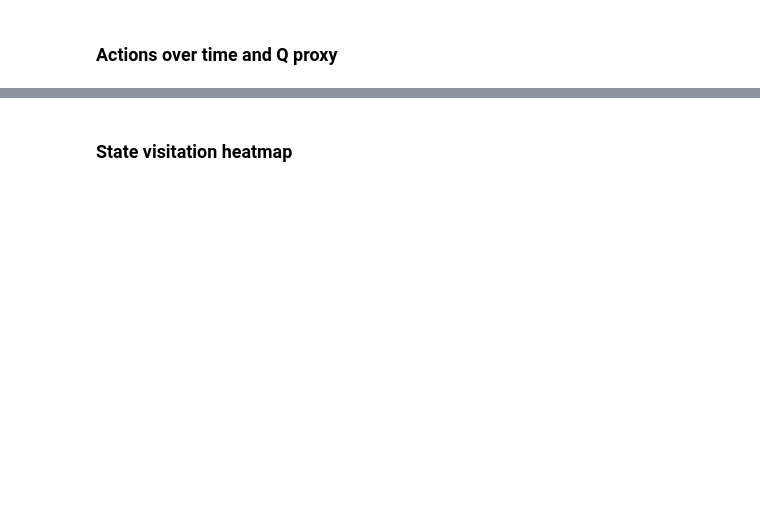
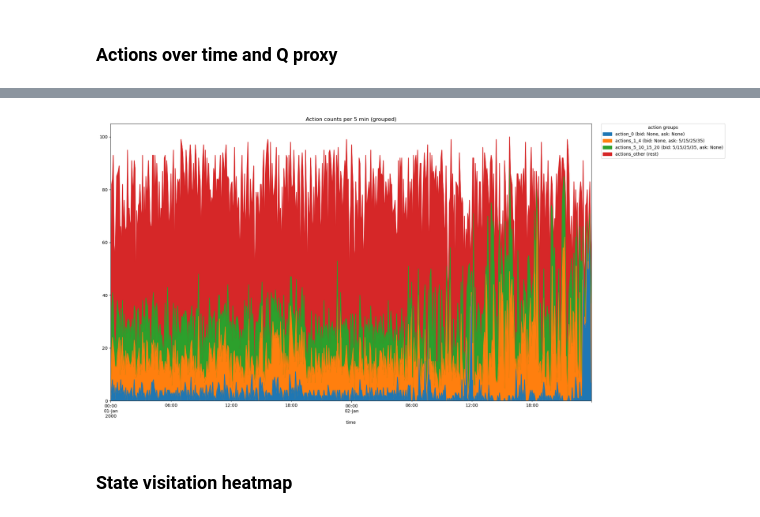
Before and after one commit to SalimBennouna/rl-for-mm-orcse4529, a Jupyter notebook: notebooks/rl_tabular_analysis.ipynb, the cells around one changed output, grey strips where cells are left out. Cells and saved outputs as stored; diff of their text form; code cells hidden in the pictures; blank space fills up the shorter version.

```diff
--- a/notebooks/rl_tabular_analysis.ipynb
+++ b/notebooks/rl_tabular_analysis.ipynb
@@ -313,2 +325,43 @@ else:
+# %%
+if not state_df.empty:
+    action_counts = (
+        state_df['last_action']
+        .groupby(pd.Grouper(freq='5T'))
+        .value_counts()
+        .unstack(fill_value=0)
+    )
+
+    def sum_cols(df, cols):
+        cols = [c for c in cols if c in df.columns]
+        return df[cols].sum(axis=1) if cols else pd.Series(0, index=df.index)
+
+    grouped = pd.DataFrame({
+        'action_0 (bid: None, ask: None)': sum_cols(action_counts, [0]),
+        'actions_1_4 (bid: None, ask: 5/15/25/35)': sum_cols(action_counts, [1, 2, 3, 4]),
+        'actions_5_10_15_20 (bid: 5/15/25/35, ask: None)': sum_cols(action_counts, [5, 10, 15, 20]),
+        'actions_other (rest)': sum_cols(
+            action_counts,
+            [c for c in action_counts.columns if c not in {0, 1, 2, 3, 4, 5, 10, 15, 20}]
+        ),
+    })
+
+    palette = {
+        'action_0 (bid: None, ask: None)': '#1f77b4',
+        'actions_1_4 (bid: None, ask: 5/15/25/35)': '#ff7f0e',
+        'actions_5_10_15_20 (bid: 5/15/25/35, ask: None)': '#2ca02c',
+        'actions_other (rest)': '#d62728',
+    }
+
+    ax = grouped.plot.area(
+        figsize=(20, 10),
+        color=[palette[c] for c in grouped.columns],
+        title='Action counts per 5 min (grouped)',
+    )
+    ax.legend(title='action groups', bbox_to_anchor=(1.02, 1), loc='upper left', borderaxespad=0.)
+    plt.tight_layout()
+else:
+    print('No STATE events found in RL log')
+# %% [output]
+[figure, added]
 # %% [markdown]
 ### State visitation heatmap
```
Also changed, not shown: parts of 17 cells of this notebook.
